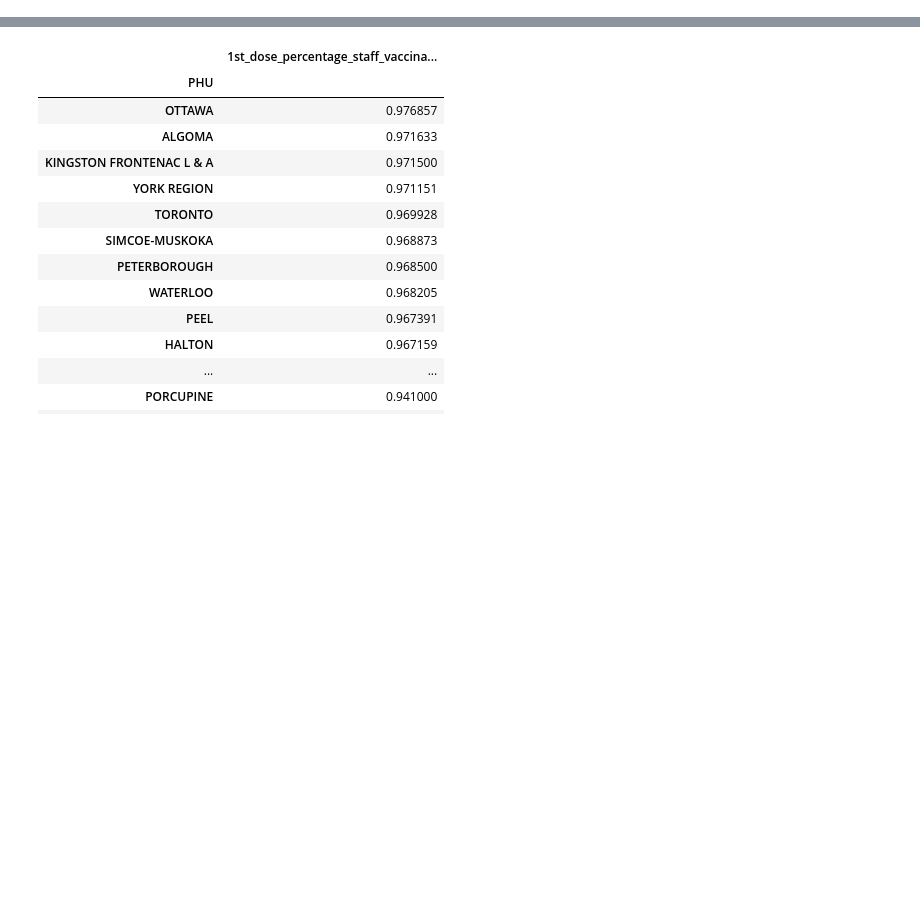
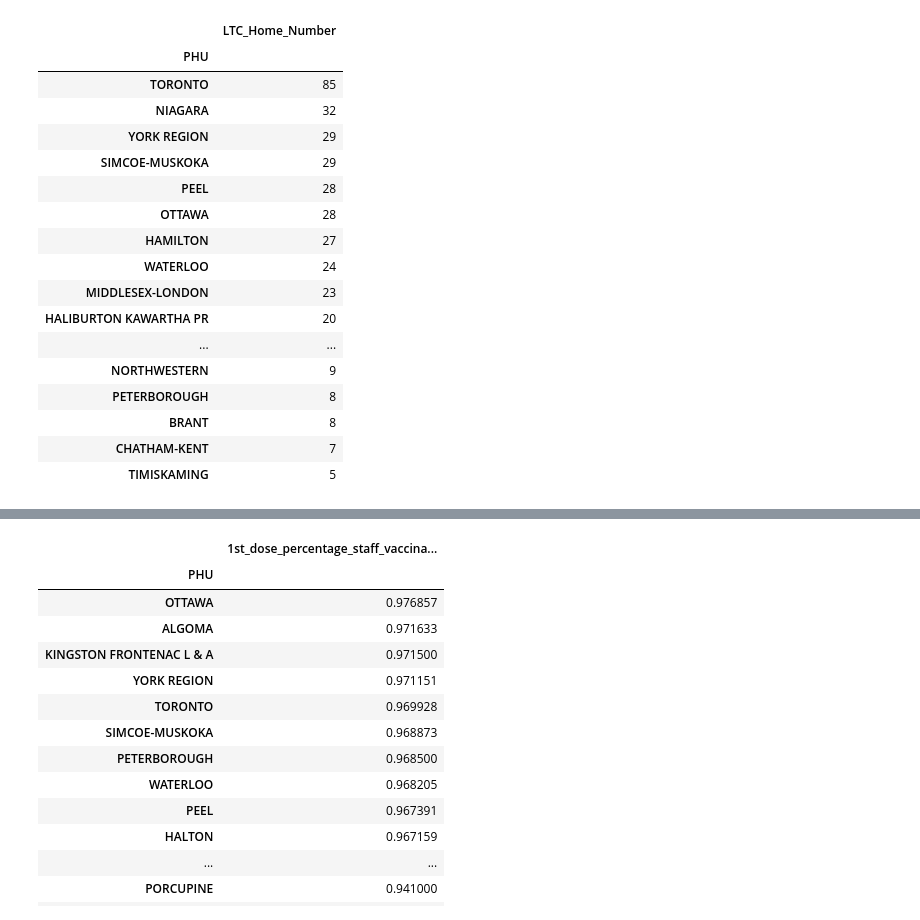
Before and after one commit to chrisdharma/ai4ph-class, a Jupyter notebook: notebook_assgn_ai4ph.ipynb, the cells around one changed output, grey strips where cells are left out. Saved outputs shown, nothing was run; the diff lists cells and outputs as text; code cells hidden in the pictures; blank space fills up the shorter version.

```diff
--- a/notebook_assgn_ai4ph.ipynb
+++ b/notebook_assgn_ai4ph.ipynb
@@ -43,0 +65,23 @@ count_PHU = df['PHU'].value_counts()
+# %%
+count_PHU = df.loc[:,["PHU","LTC_Home_Number"]].groupby('PHU').nunique()
+count_PHU.sort_values(by="LTC_Home_Number",ascending=False)
+#This is to count number of LTC homes at each PHU
+# %% [output]
+|  | LTC_Home_Number |
+| PHU |  |
+| TORONTO | 85 |
+| NIAGARA | 32 |
+| YORK REGION | 29 |
+| SIMCOE-MUSKOKA | 29 |
+| PEEL | 28 |
+| OTTAWA | 28 |
+| HAMILTON | 27 |
+| WATERLOO | 24 |
+| MIDDLESEX-LONDON | 23 |
+| HALIBURTON KAWARTHA PR | 20 |
+| ... | ... |
+| NORTHWESTERN | 9 |
+| PETERBOROUGH | 8 |
+| BRANT | 8 |
+| CHATHAM-KENT | 7 |
+| TIMISKAMING | 5 |
```
Also changed, not shown: parts of 21 cells of this notebook, 1 other file.
